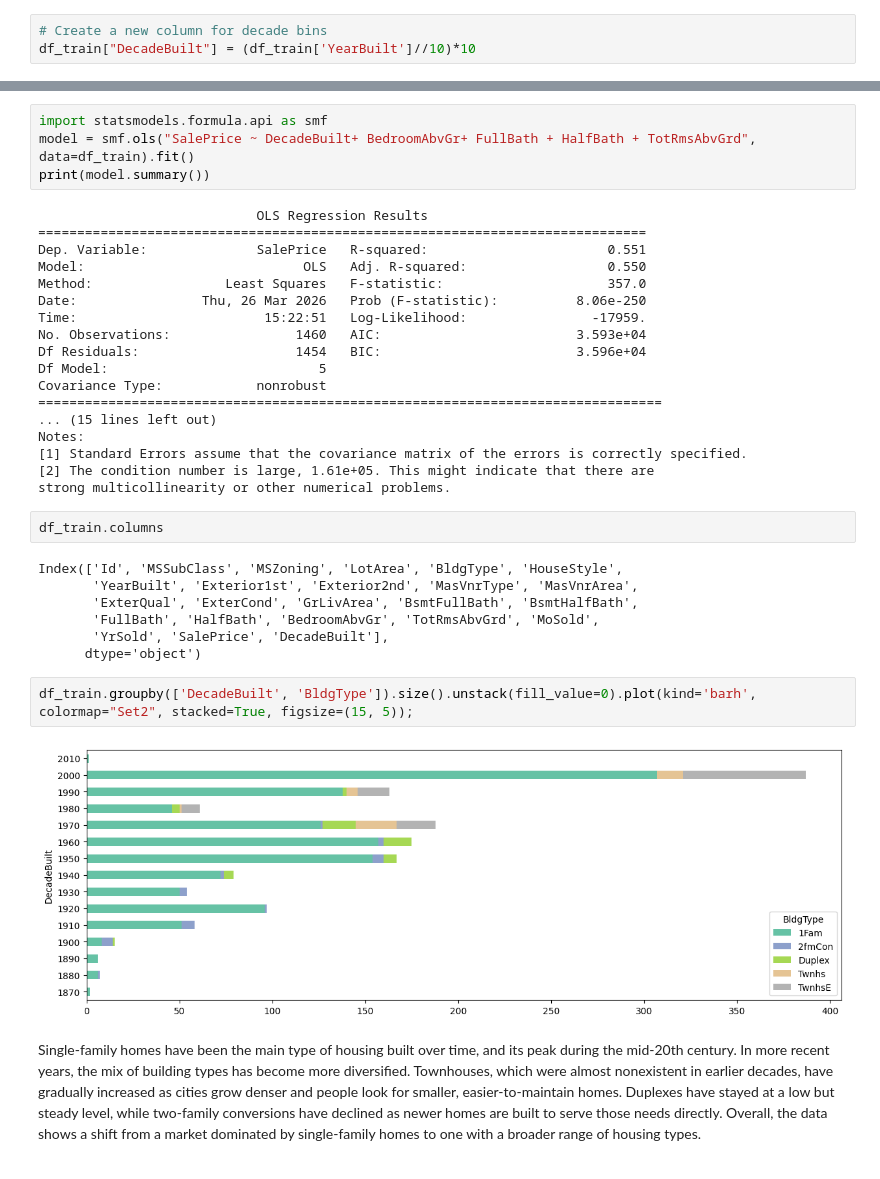
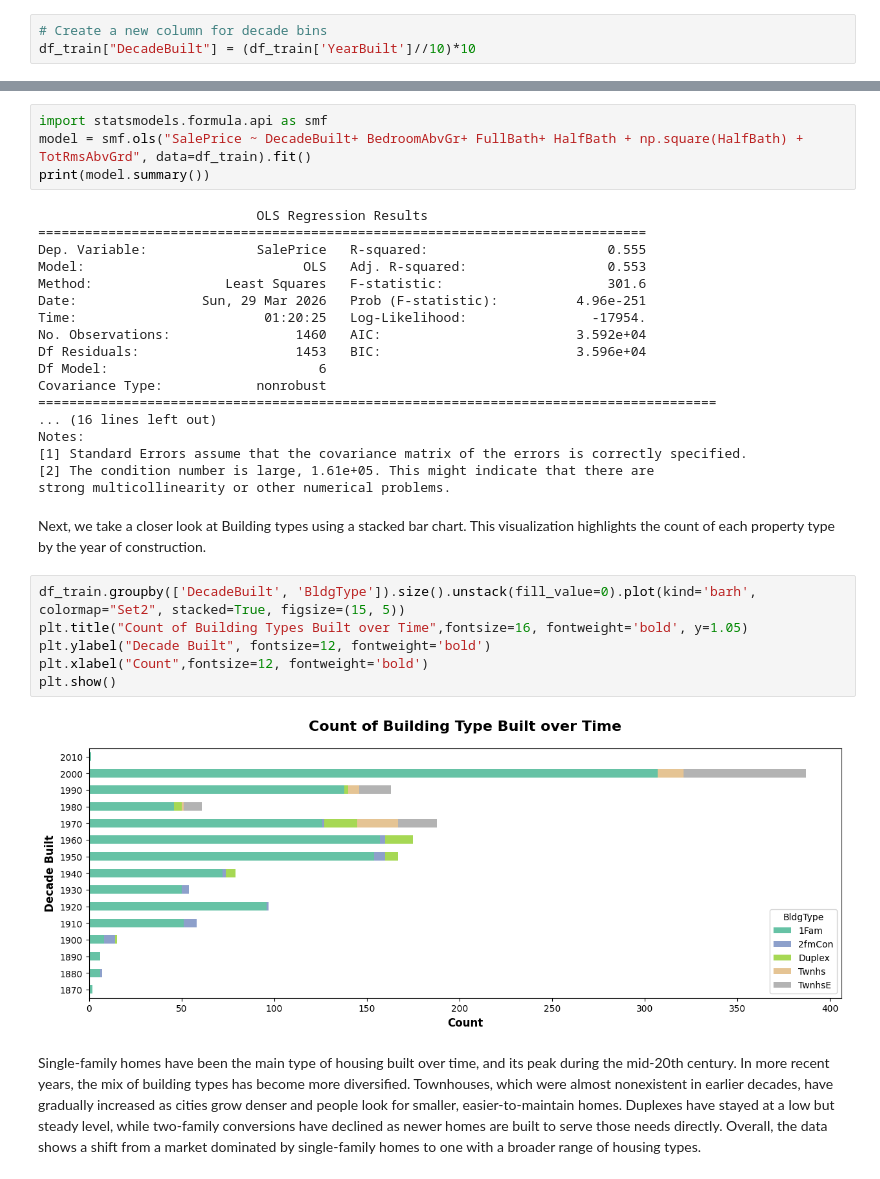
Before and after one commit to annugit1655/Real-Estate-Price-Prediction, a Jupyter notebook: Real-Estate-Price-Prediction/notebooks/EDA-house-part-2.ipynb, the cells around one changed output, grey strips where cells are left out. Cells and saved outputs as stored; diff of their text form.

```diff
--- a/Real-Estate-Price-Prediction/notebooks/EDA-house-part-2.ipynb
+++ b/Real-Estate-Price-Prediction/notebooks/EDA-house-part-2.ipynb
@@ -244,38 +328,35 @@ strong multicollinearity or other numerical problems.
 # %%
 import statsmodels.formula.api as smf
-model = smf.ols("SalePrice ~ DecadeBuilt+ BedroomAbvGr+ FullBath + HalfBath + TotRmsAbvGrd", data=df_train).fit()
+model = smf.ols("SalePrice ~ DecadeBuilt+ BedroomAbvGr+ FullBath+ HalfBath + np.square(HalfBath) + TotRmsAbvGrd", data=df_train).fit()
 print(model.summary())
 # %% [output]
                             OLS Regression Results
 ==============================================================================
-Dep. Variable:              SalePrice   R-squared:                       0.551
-Model:                            OLS   Adj. R-squared:                  0.550
-Method:                 Least Squares   F-statistic:                     357.0
-Date:                Thu, 26 Mar 2026   Prob (F-statistic):          8.06e-250
-Time:                        15:22:51   Log-Likelihood:                -17959.
-No. Observations:                1460   AIC:                         3.593e+04
-Df Residuals:                    1454   BIC:                         3.596e+04
-Df Model:                           5
+Dep. Variable:              SalePrice   R-squared:                       0.555
+Model:                            OLS   Adj. R-squared:                  0.553
+Method:                 Least Squares   F-statistic:                     301.6
+Date:                Sun, 29 Mar 2026   Prob (F-statistic):          4.96e-251
+Time:                        01:20:25   Log-Likelihood:                -17954.
+No. Observations:                1460   AIC:                         3.592e+04
+Df Residuals:                    1453   BIC:                         3.596e+04
+Df Model:                           6
 Covariance Type:            nonrobust
-================================================================================
-... (15 lines left out)
+=======================================================================================
+... (16 lines left out)
 Notes:
 [1] Standard Errors assume that the covariance matrix of the errors is correctly specified.
 [2] The condition number is large, 1.61e+05. This might indicate that there are
 strong multicollinearity or other numerical problems.
-# %%
-df_train.columns
-# %% [output]
-Index(['Id', 'MSSubClass', 'MSZoning', 'LotArea', 'BldgType', 'HouseStyle',
-       'YearBuilt', 'Exterior1st', 'Exterior2nd', 'MasVnrType', 'MasVnrArea',
-       'ExterQual', 'ExterCond', 'GrLivArea', 'BsmtFullBath', 'BsmtHalfBath',
-       'FullBath', 'HalfBath', 'BedroomAbvGr', 'TotRmsAbvGrd', 'MoSold',
-       'YrSold', 'SalePrice', 'DecadeBuilt'],
-      dtype='object')
+# %% [markdown]
+Next, we take a closer look at Building types using a stacked bar chart. This visualization highlights the count of each property type by the year of construction.
 # %%
-df_train.groupby(['DecadeBuilt', 'BldgType']).size().unstack(fill_value=0).plot(kind='barh', colormap="Set2", stacked=True, figsize=(15, 5));
+df_train.groupby(['DecadeBuilt', 'BldgType']).size().unstack(fill_value=0).plot(kind='barh', colormap="Set2", stacked=True, figsize=(15, 5))
+plt.title("Count of Building Types Built over Time",fontsize=16, fontweight='bold', y=1.05)
+plt.ylabel("Decade Built", fontsize=12, fontweight='bold')
+plt.xlabel("Count",fontsize=12, fontweight='bold')
+plt.show()
 # %% [output]
-[figure, old version]
+[figure, new version]
 # %% [markdown]
 Single‑family homes have been the main type of housing built over time, and its peak during the mid‑20th century. In more recent years, the mix of building types has become more diversified. Townhouses, which were almost nonexistent in earlier decades, have gradually increased as cities grow denser and people look for smaller, easier‑to‑maintain homes. Duplexes have stayed at a low but steady level, while two‑family conversions have declined as newer homes are built to serve those needs directly. Overall, the data shows a shift from a market dominated by single‑family homes to one with a broader range of housing types.
 # %% [markdown]
```
Also changed, not shown: parts of 28 cells of this notebook.
